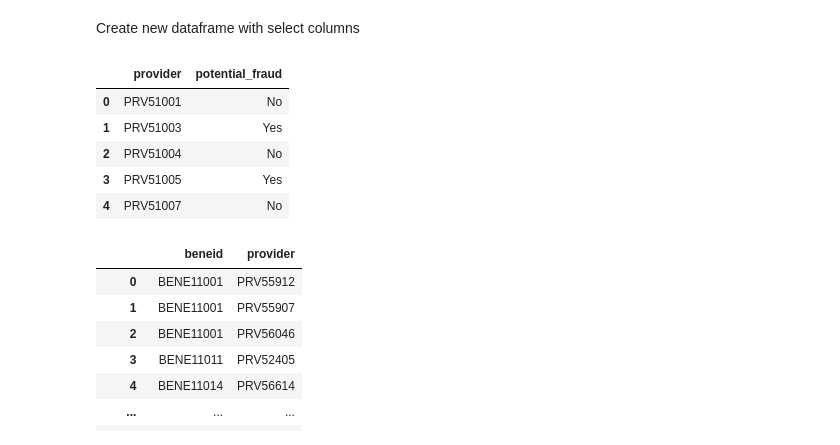
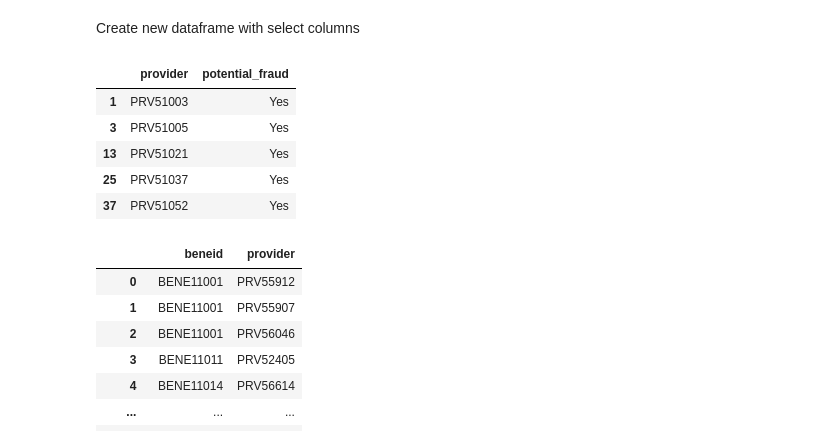
Before and after one commit to kpessa/Project-2-ETL, a Jupyter notebook: Chikas_notebook.ipynb, the cells around one changed output. Saved outputs shown, nothing was run; the diff lists cells and outputs as text; code cells hidden in the pictures.

```diff
--- a/Chikas_notebook.ipynb
+++ b/Chikas_notebook.ipynb
@@ -70,16 +43,16 @@ Train
 Create new dataframe with select columns
 # %%
 Train_df = Train[['Provider', 'PotentialFraud']]
-#Train_df = Train.loc[(Train['PotentialFraud'] == 'Yes')]
+Train_df = Train.loc[(Train['PotentialFraud'] == 'Yes')]
 Train_df = Train_df.rename (columns = {'Provider': 'provider', 'PotentialFraud': 'potential_fraud'})
 Train_df.head()
 # %% [output]
 |  | provider | potential_fraud |
-| 0 | PRV51001 | No |
 | 1 | PRV51003 | Yes |
-| 2 | PRV51004 | No |
 | 3 | PRV51005 | Yes |
-| 4 | PRV51007 | No |
+| 13 | PRV51021 | Yes |
+| 25 | PRV51037 | Yes |
+| 37 | PRV51052 | Yes |
 # %%
 Train_Inpatient_df = Train_Inpatient[['BeneID', 'Provider']]
 Train_Inpatient_df = Train_Inpatient_df.rename (columns = {'BeneID': 'beneid', 'Provider': 'provider'})
```
Also changed, not shown: parts of 14 cells of this notebook, 1 other file.
